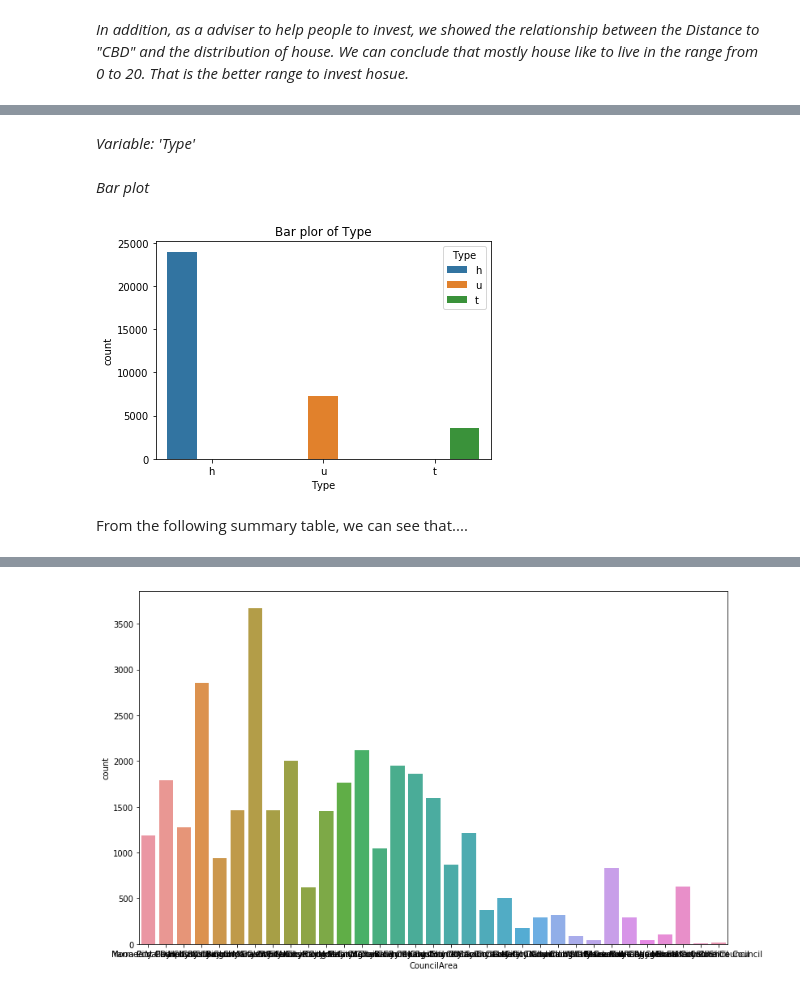
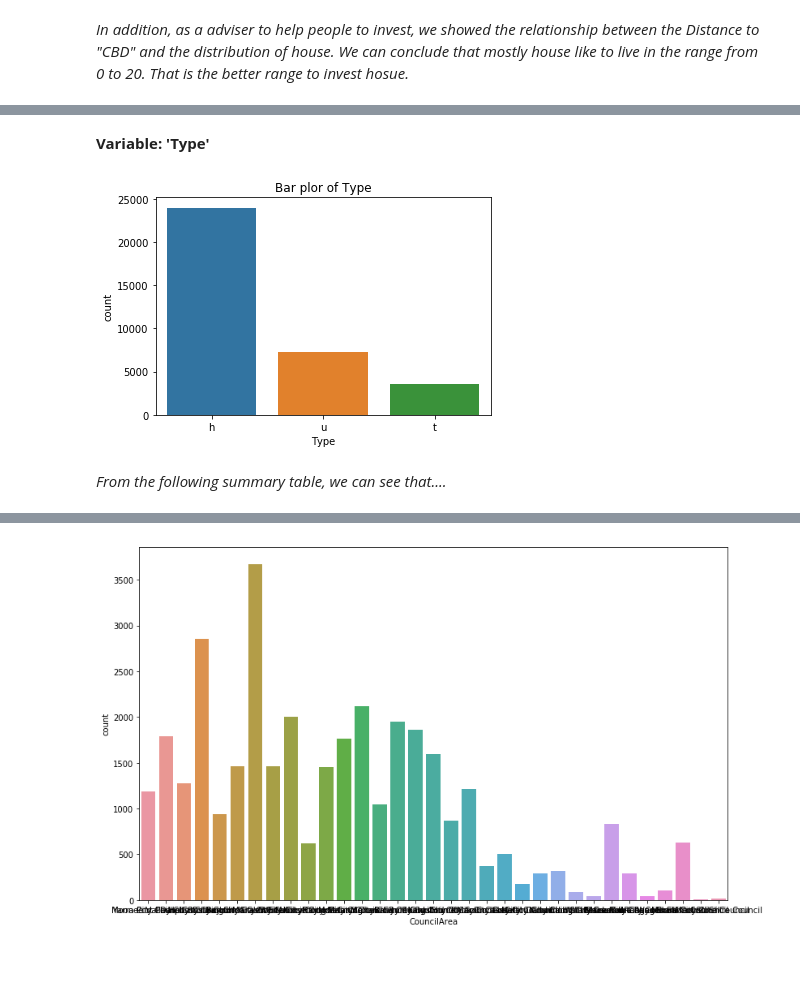
Before and after one commit to HuijunYan93/Data-Enthusiast, a Jupyter notebook: First Final Try.ipynb, the cells around one changed output, grey strips where cells are left out. Cells and saved outputs as stored; diff of their text form; code cells hidden in the pictures; blank space fills up the shorter version.

```diff
--- a/First Final Try.ipynb
+++ b/First Final Try.ipynb
@@ -284,15 +300,13 @@ plt.show()
-# %% [markdown]
-_Variable: 'Type'_
-# %% [markdown]
-_Bar plot_
+# %% [markdown]
+__Variable: 'Type'__
 # %%
-sns.countplot(data = df, hue = 'Type',x = 'Type')
+sns.countplot(data = df,x = 'Type')
 plt.title("Bar plor of Type")
 plt.show()
 # %% [output]
-[figure, old version]
+[figure, new version]
 # %% [markdown]
-   From the following summary table, we can see that....
+_From the following summary table, we can see that...._
 # %%
 print(housing.groupby('Type')['Rooms'].count())
 print(housing.groupby('Type')['Car'].mean())
```
Also changed, not shown: parts of 57 cells of this notebook.
